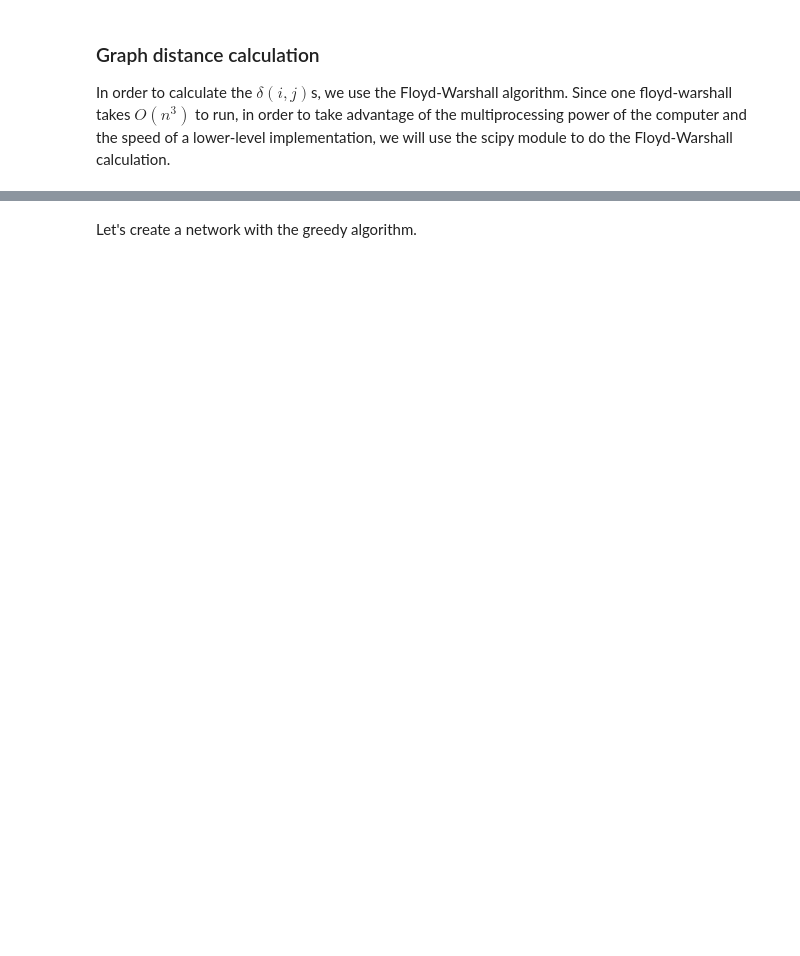
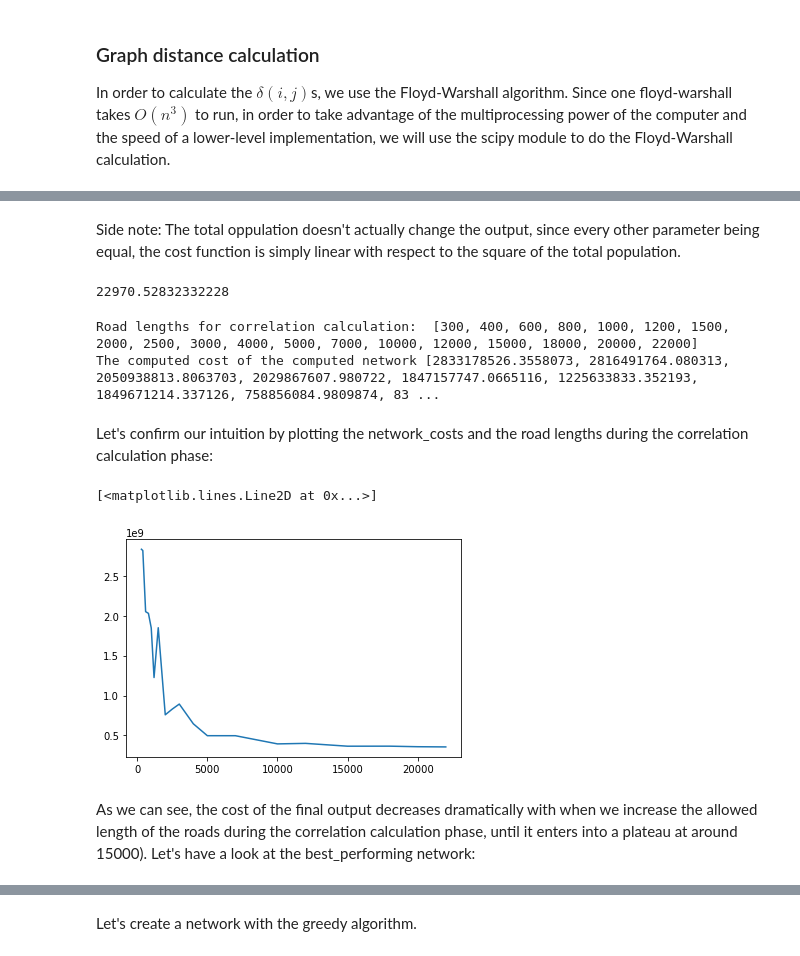
Before and after one commit to AubynKen/transport-network-optimization, a Jupyter notebook: Simulation_informatique_et_réseaux_de_transport.ipynb, the cells around one changed output, grey strips where cells are left out. Drawn from its saved outputs; the diff is of its cells as text; code cells hidden in the pictures; blank space fills up the shorter version.

```diff
--- a/Simulation_informatique_et_réseaux_de_transport.ipynb
+++ b/Simulation_informatique_et_réseaux_de_transport.ipynb
@@ -327,0 +434,34 @@ The total number of possible edges is $\frac{(V-1) \times (V-1))}{2} = O(V^2)$.
+# %% [markdown]
+Side note:
+The total oppulation doesn't actually change the output, since every other parameter being equal, the cost function is simply linear with respect to the square of the total population.
+# %%
+transport_network_test_cov.distance_matrix.sum()/2 # the total road length if every possible road is constructed
+# %% [output]
+22970.52832332228
+# %%
+road_lengths_for_correlation_calculation = [300, 400, 600, 800, 1000,
+                                            1200, 1500, 2000, 2500, 3000,
+                                            4000, 5000, 7000, 10000, 12000,
+                                            15000, 18000, 20000, 22000] # the road_lengths for the correlation phase to test
+network_costs = []
+
+for max_road_length in road_lengths_for_correlation_calculation:
+    road_contributions = random_network_road_contributions(transport_network_test_cov, max_road_length=max_road_length, num_iter=500)
+    select_best_roads_from_contribution_matrix(transport_network_test_cov, road_contribution_matrix=road_contributions, max_road_length=800, verbose=False)
+    network_costs.append(transport_network_test_cov.calculate_cost())
+
+print("Road lengths for correlation calculation: ",road_lengths_for_correlation_calculation)
+print("The computed cost of the computed network", network_costs)
+# %% [output]
+Road lengths for correlation calculation:  [300, 400, 600, 800, 1000, 1200, 1500, 2000, 2500, 3000, 4000, 5000, 7000, 10000, 12000, 15000, 18000, 20000, 22000]
+The computed cost of the computed network [2833178526.3558073, 2816491764.080313, 2050938813.8063703, 2029867607.980722, 1847157747.0665116, 1225633833.352193, 1849671214.337126, 758856084.9809874, 83 ...
+# %% [markdown]
+Let's confirm our intuition by plotting the network_costs and the road lengths during the correlation calculation phase:
+# %%
+
+plt.plot(road_lengths_for_correlation_calculation, network_costs)
+# %% [output]
+[<matplotlib.lines.Line2D at 0x...>]
+[figure, added]
+# %% [markdown]
+As we can see, the cost of the final output decreases dramatically with when we increase the allowed length of the roads during the correlation calculation phase, until it enters into a plateau at around 15000). Let's have a look at the best_performing network:
```
Also changed, not shown: parts of 38 cells of this notebook, 6 other files.
